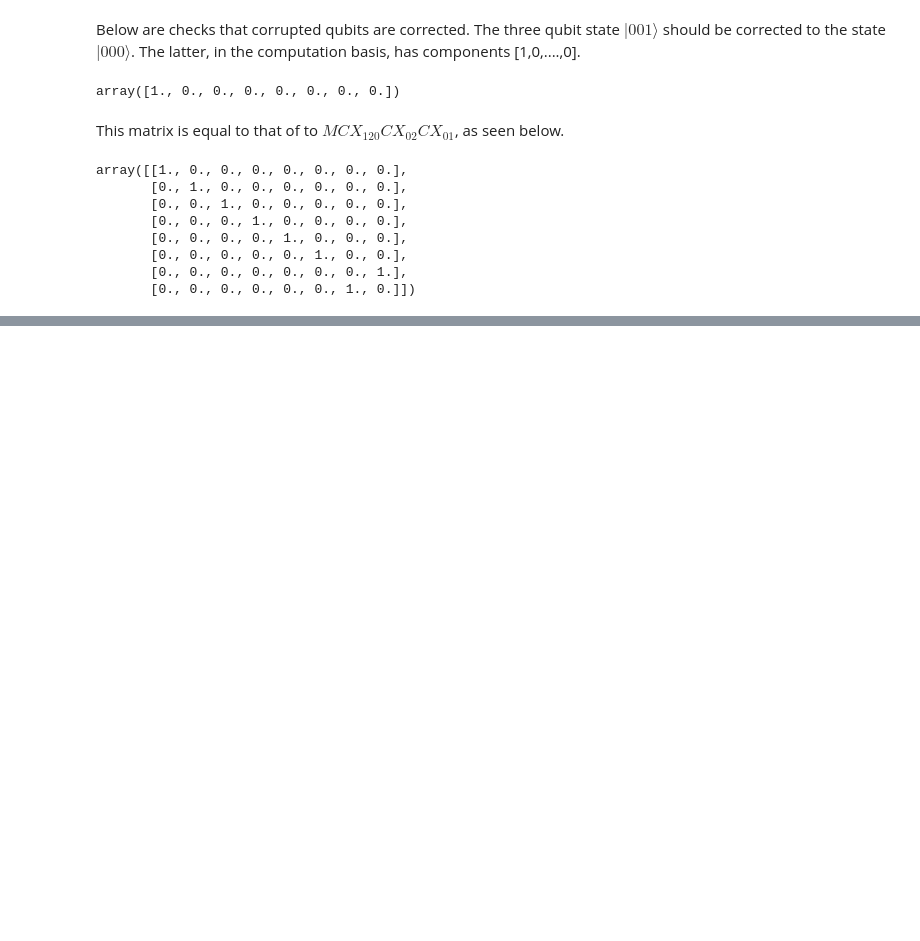
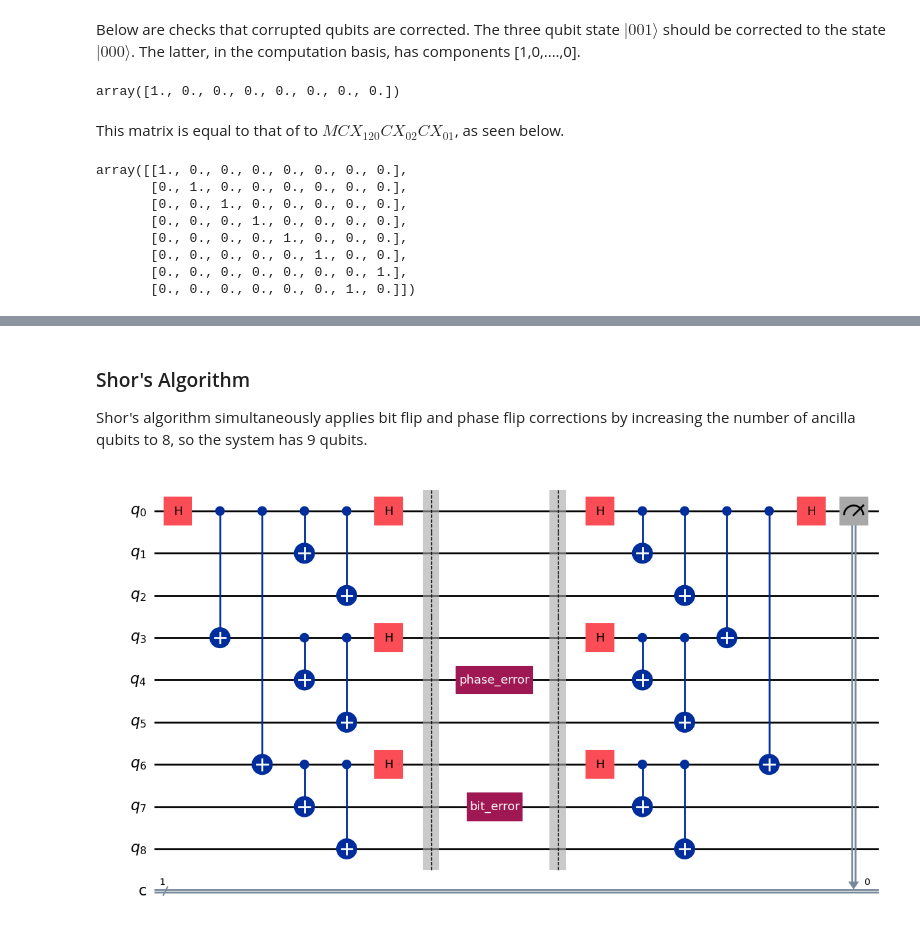
Before and after one commit to davidcherney/quantum_error_correction, a Jupyter notebook: Shor_qecc.ipynb, the cells around one changed output, grey strips where cells are left out. Saved outputs shown, nothing was run; the diff lists cells and outputs as text; code cells hidden in the pictures; blank space fills up the shorter version.

Commit message:
visualization of input and output states for shor's

```diff
--- a/Shor_qecc.ipynb
+++ b/Shor_qecc.ipynb
@@ -125,0 +124,76 @@ Shor's algorithm simultaneously bit flip and phase flip corrections seem to requ
+# %% [markdown]
+### Shor's Algorithm
+
+Shor's algorithm simultaneously applies bit flip and phase flip corrections by increasing the number of ancilla qubits to 8, so the system has 9 qubits.
+# %%
+import numpy as np
+from qiskit import QuantumCircuit
+from qiskit.visualization import plot_histogram
+import matplotlib.pyplot as plt
+
+def shors_encoding_circuit():
+    qc = QuantumCircuit(9, name='Encoding')
+    qc.h(0)
+    qc.cx(0, 3)
+    qc.cx(0, 6)
+    for i in range(3):
+        qc.cx(i*3, i*3 + 1)
+        qc.cx(i*3, i*3 + 2)
+    qc.h([0, 3, 6])
+    return qc
+
+def shors_decoding_circuit():
+    qc = QuantumCircuit(9, name='Decoding')
+    qc.h([0, 3, 6])
+    # Measure syndromes and correct errors
+    for i in range(3):
+        qc.cx(i*3, i*3 + 1)
+        qc.cx(i*3, i*3 + 2)
+    qc.cx(0, 3)
+    qc.cx(0, 6)
+    qc.h(0)
+    return qc
+
+# Function to create the full Shor's error correction circuit.
+def shors_error_correction_circuit(bit_error_gate=None, phase_error_gate=None,
+                                   bit_error_qubit=None, phase_error_qubit=None):
+    qc = QuantumCircuit(9, 1)
+    qc.compose(shors_encoding_circuit(), inplace=True)
+    qc.barrier()
+    # Introduce one bit and one phase error.
+    if bit_error_gate and bit_error_qubit is not None:
+        qc.append(bit_error_gate, [bit_error_qubit])
+    if phase_error_gate and phase_error_qubit is not None:
+        qc.append(phase_error_gate, [phase_error_qubit])
+    qc.barrier()
+    qc.compose(shors_decoding_circuit(), inplace=True)
+    # Measure on wire 0 and send the result to classical register.
+    qc.measure(0, 0)
+    return qc
+
+# Select random qubit indices to apply the bit error and phase error
+bit_error_qubit = np.random.choice(a=range(9))
+phase_error_qubit = np.random.choice(a=range(9))
+
+# Define an error gate (Pauli-X error) and name it "bit_error"
+bit_error_gate = QuantumCircuit(1, name="bit_error")
+bit_error_gate.x(0)
+bit_error_gate = bit_error_gate.to_instruction()
+
+# Define a phase error gate (Pauli-Z error) and name it "phase_error".
+phase_error_gate = QuantumCircuit(1, name="phase_error")
+phase_error_gate.z(0)
+phase_error_gate = phase_error_gate.to_instruction()
+
+# Create the full Shor's error correction circuit with a bit error and a phase error.
+shors_circuit = shors_error_correction_circuit(
+    bit_error_gate=bit_error_gate,
+    phase_error_gate=phase_error_gate,
+    bit_error_qubit=bit_error_qubit,
+    phase_error_qubit=phase_error_qubit
+)
+
+# Draw the circuit.
+shors_circuit.draw(output='mpl')
+# %% [output]
+[figure, added]
```
Also changed, not shown: parts of 9 cells of this notebook.
